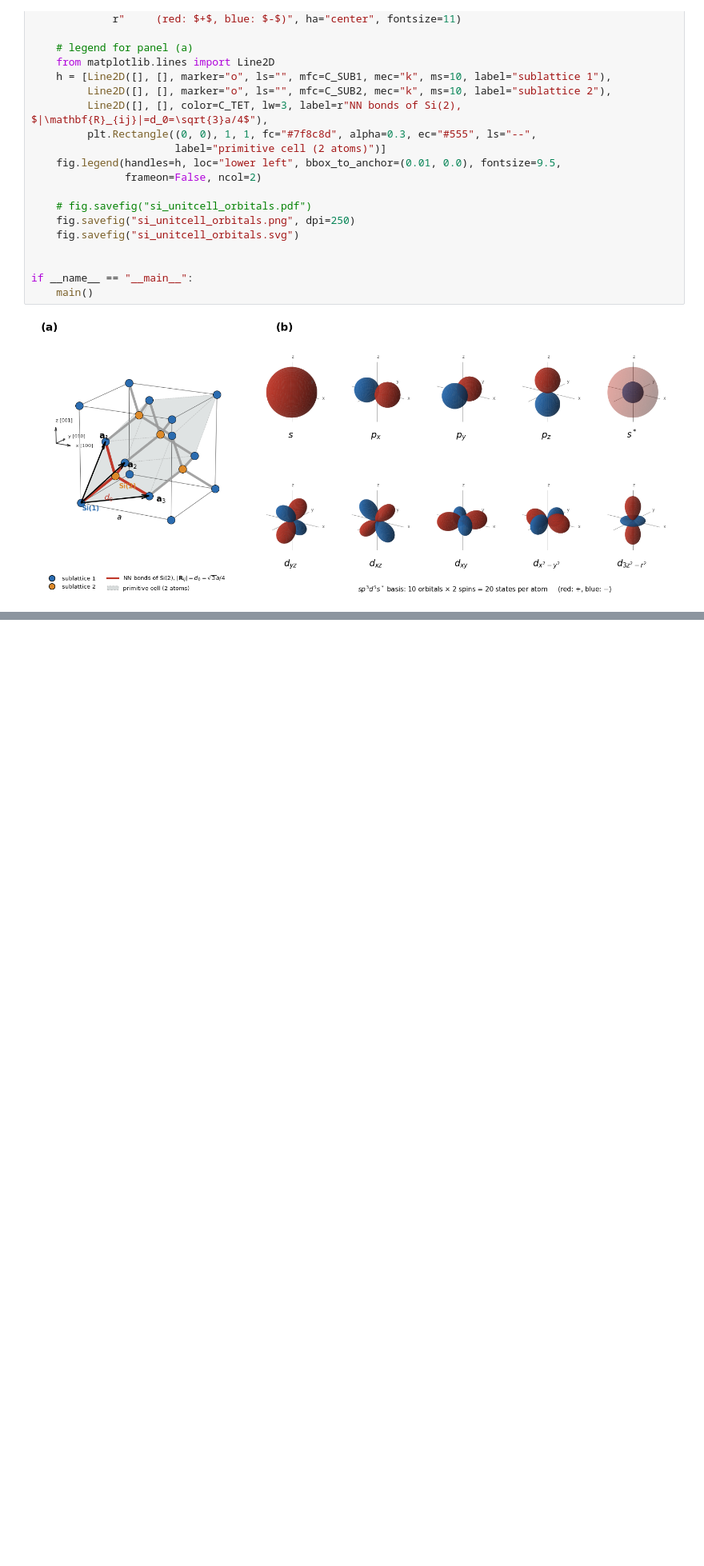
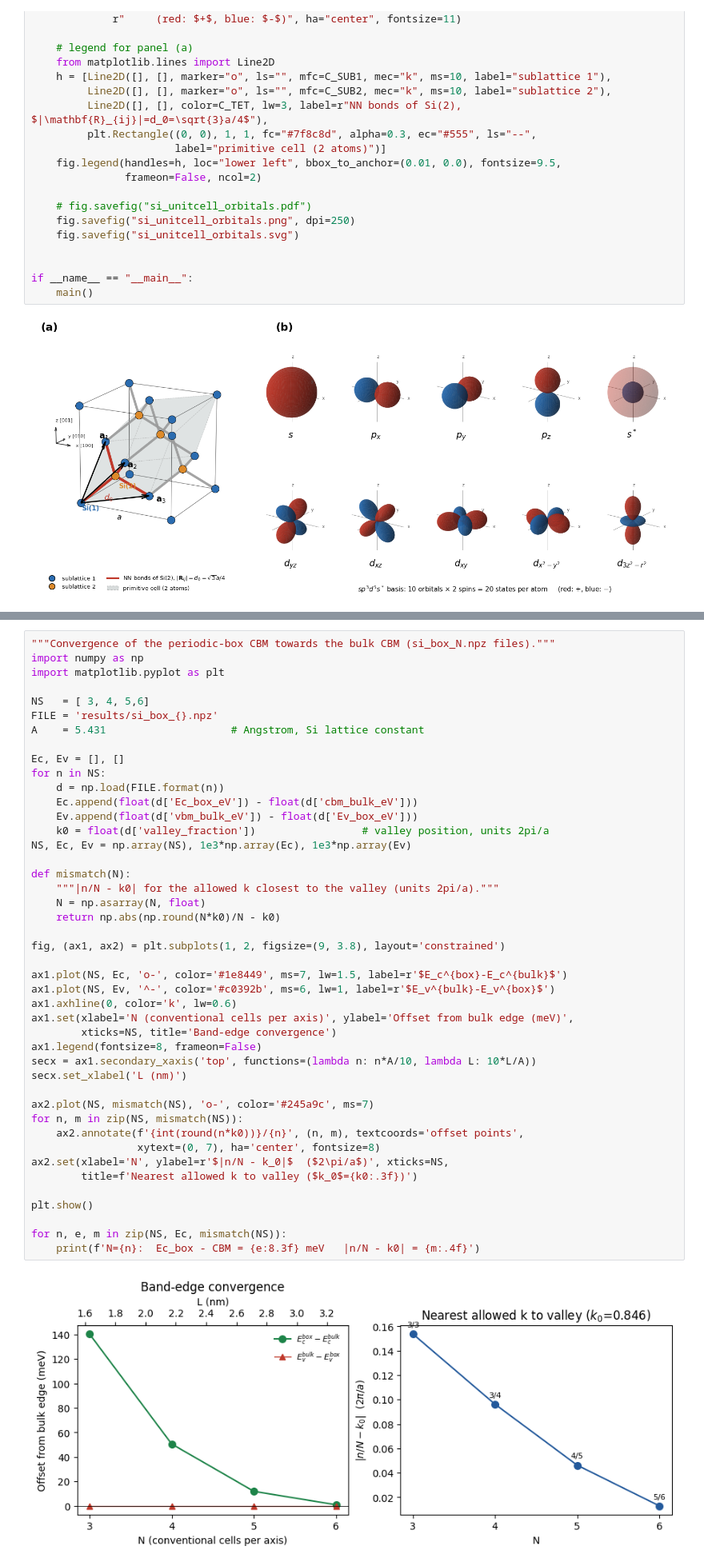
Before and after one commit to anirban8653/Project_EquSpace, a Jupyter notebook: silicon_tb_unstrained/pure_si/plot_silicon_bands.ipynb, the cells around one changed output, grey strips where cells are left out. Shown at 80% size. Drawn from its saved outputs; the diff is of its cells as text; blank space fills up the shorter version.

```diff
--- a/silicon_tb_unstrained/pure_si/plot_silicon_bands.ipynb
+++ b/silicon_tb_unstrained/pure_si/plot_silicon_bands.ipynb
@@ -380,0 +381,46 @@ plt.show()
+# %%
+"""Convergence of the periodic-box CBM towards the bulk CBM (si_box_N.npz files)."""
+import numpy as np
+import matplotlib.pyplot as plt
+
+NS   = [ 3, 4, 5,6]
+FILE = 'results/si_box_{}.npz'
+A    = 5.431                    # Angstrom, Si lattice constant
+
+Ec, Ev = [], []
+for n in NS:
+    d = np.load(FILE.format(n))
+    Ec.append(float(d['Ec_box_eV']) - float(d['cbm_bulk_eV']))
+    Ev.append(float(d['vbm_bulk_eV']) - float(d['Ev_box_eV']))
+    k0 = float(d['valley_fraction'])                 # valley position, units 2pi/a
+NS, Ec, Ev = np.array(NS), 1e3*np.array(Ec), 1e3*np.array(Ev)
+
+def mismatch(N):
+    """|n/N - k0| for the allowed k closest to the valley (units 2pi/a)."""
+    N = np.asarray(N, float)
+    return np.abs(np.round(N*k0)/N - k0)
+
+fig, (ax1, ax2) = plt.subplots(1, 2, figsize=(9, 3.8), layout='constrained')
+
+ax1.plot(NS, Ec, 'o-', color='#1e8449', ms=7, lw=1.5, label=r'$E_c^{box}-E_c^{bulk}$')
+ax1.plot(NS, Ev, '^-', color='#c0392b', ms=6, lw=1, label=r'$E_v^{bulk}-E_v^{box}$')
+ax1.axhline(0, color='k', lw=0.6)
+ax1.set(xlabel='N (conventional cells per axis)', ylabel='Offset from bulk edge (meV)',
+        xticks=NS, title='Band-edge convergence')
+ax1.legend(fontsize=8, frameon=False)
+secx = ax1.secondary_xaxis('top', functions=(lambda n: n*A/10, lambda L: 10*L/A))
+secx.set_xlabel('L (nm)')
+
+ax2.plot(NS, mismatch(NS), 'o-', color='#245a9c', ms=7)
+for n, m in zip(NS, mismatch(NS)):
+    ax2.annotate(f'{int(round(n*k0))}/{n}', (n, m), textcoords='offset points',
+                 xytext=(0, 7), ha='center', fontsize=8)
+ax2.set(xlabel='N', ylabel=r'$|n/N - k_0|$  ($2\pi/a$)', xticks=NS,
+        title=f'Nearest allowed k to valley ($k_0$={k0:.3f})')
+
+plt.show()
+
+for n, e, m in zip(NS, Ec, mismatch(NS)):
+    print(f'N={n}:  Ec_box - CBM = {e:8.3f} meV   |n/N - k0| = {m:.4f}')
+# %% [output]
+[figure, added]
```
Also changed, not shown: parts of 3 cells of this notebook, 10 other files.
